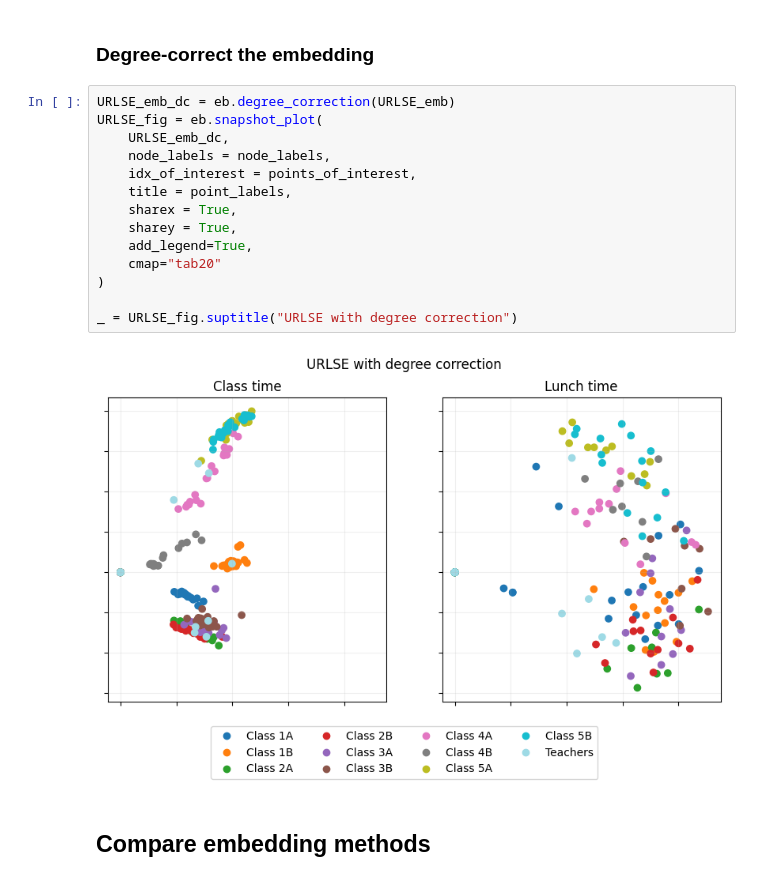
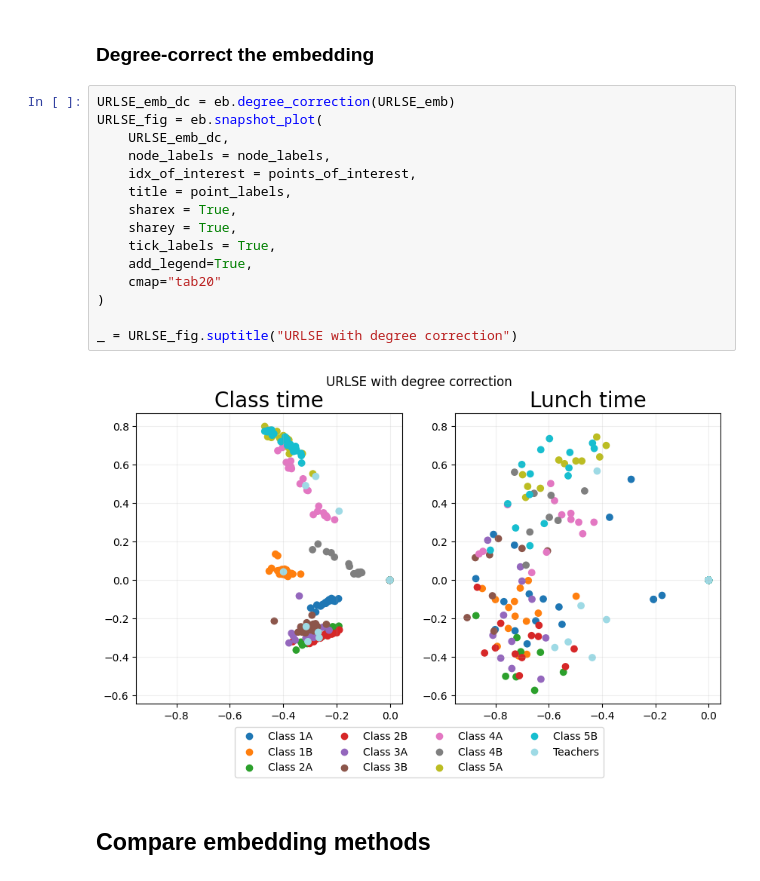
Before and after one commit to pyemb/pyemb, a Jupyter notebook: docs/source/tutorials/lyon.ipynb, the cells around one changed output. Drawn from its saved outputs; the diff is of its cells as text.

```diff
--- a/docs/source/tutorials/lyon.ipynb
+++ b/docs/source/tutorials/lyon.ipynb
@@ -81,19 +87,20 @@ _ = URLSE_fig.suptitle("URLSE")
 # %%
 URLSE_emb_dc = eb.degree_correction(URLSE_emb)
 URLSE_fig = eb.snapshot_plot(
     URLSE_emb_dc,
     node_labels = node_labels,
     idx_of_interest = points_of_interest,
     title = point_labels,
     sharex = True,
     sharey = True,
+    tick_labels = True,
     add_legend=True,
     cmap="tab20"
 )
 
 _ = URLSE_fig.suptitle("URLSE with degree correction")
 # %% [output]
-[figure, old version]
+[figure, new version]
 # %% [markdown]
 ## Compare embedding methods
 # %% [markdown]
```
Also changed, not shown: parts of 17 cells of this notebook, 9 other files.
